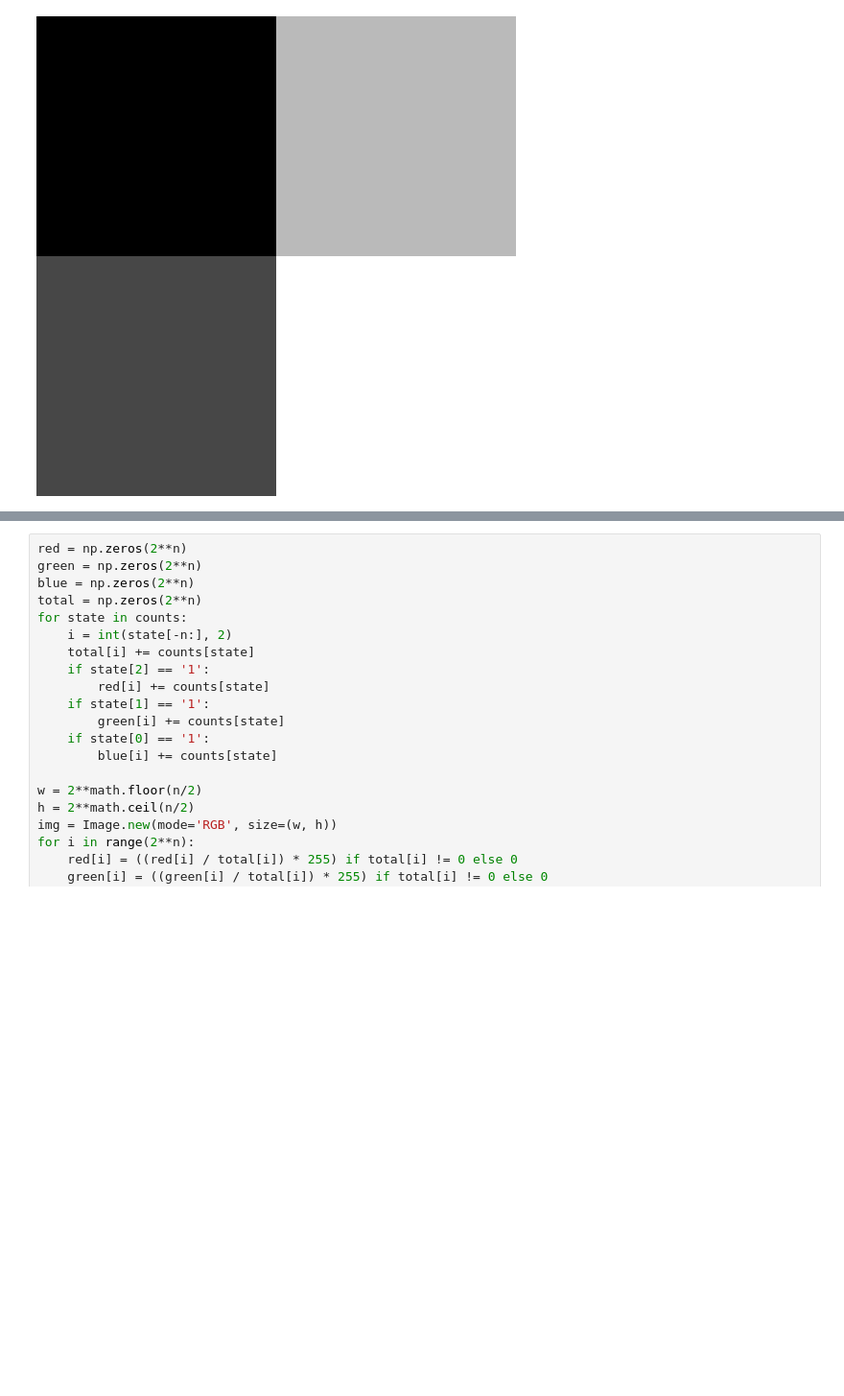
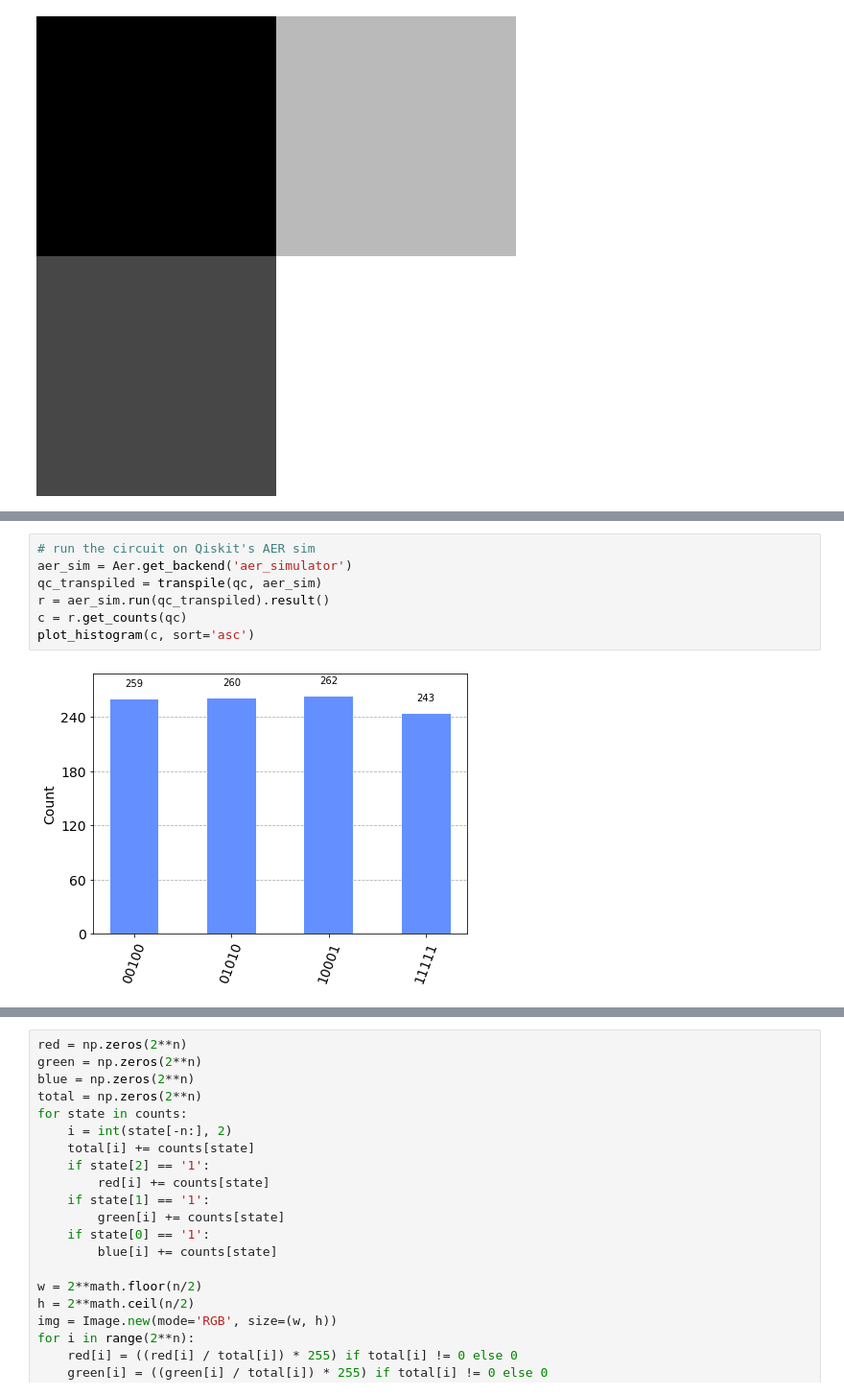
Before and after one commit to mja129/PHYS1470-Final-Project, a Jupyter notebook: notebook.ipynb, the cells around one changed output, grey strips where cells are left out. Shown at 96% size. Drawn from its saved outputs; the diff is of its cells as text; blank space fills up the shorter version.

```diff
--- a/notebook.ipynb
+++ b/notebook.ipynb
@@ -134,0 +210,9 @@ That's great and all but... what about color? Or generalizing to n positional qu
+# %%
+# run the circuit on Qiskit's AER sim
+aer_sim = Aer.get_backend('aer_simulator')
+qc_transpiled = transpile(qc, aer_sim)
+r = aer_sim.run(qc_transpiled).result()
+c = r.get_counts(qc)
+plot_histogram(c, sort='asc')
+# %% [output]
+[figure, added]
```
Also changed, not shown: parts of 13 cells of this notebook.
